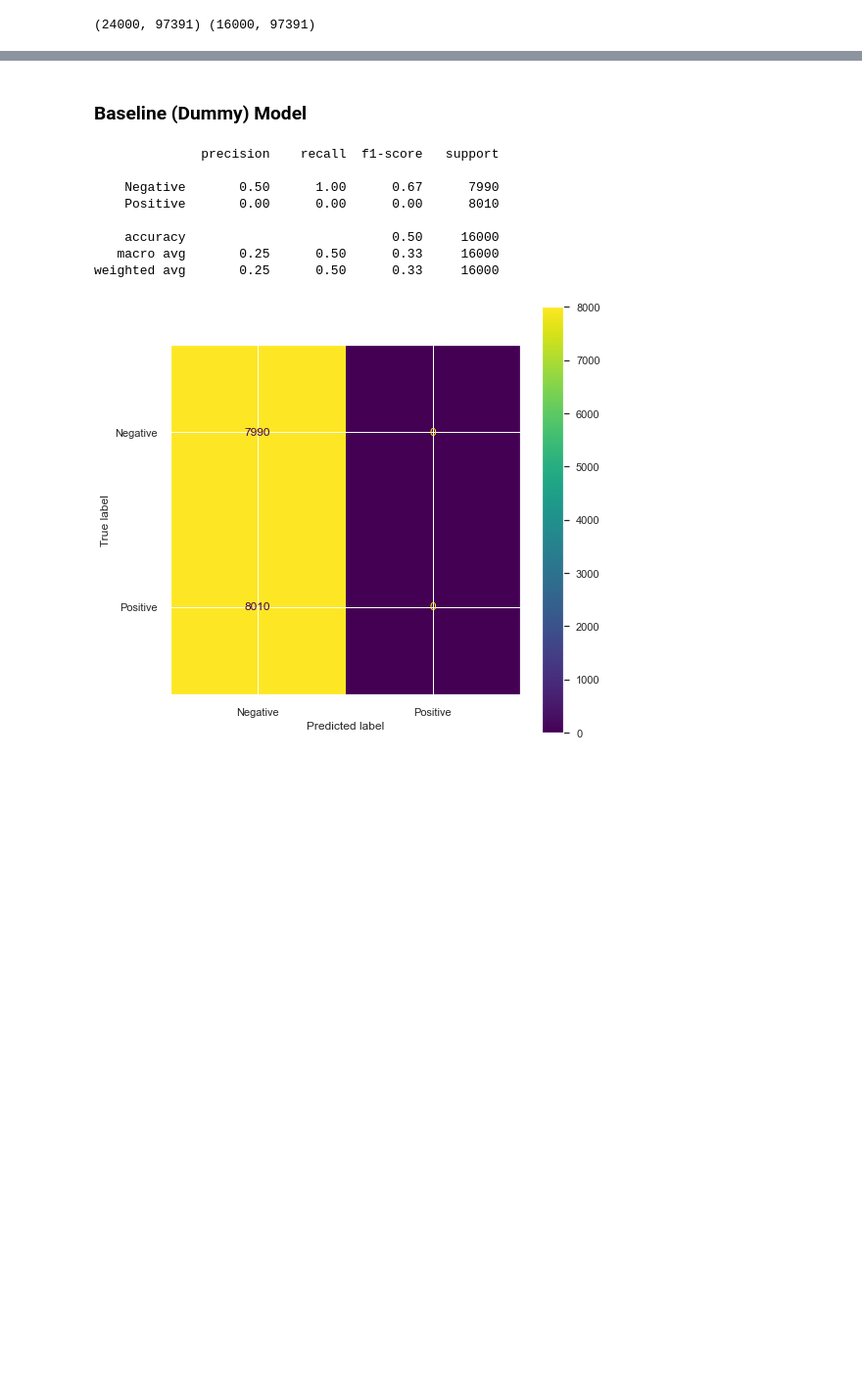
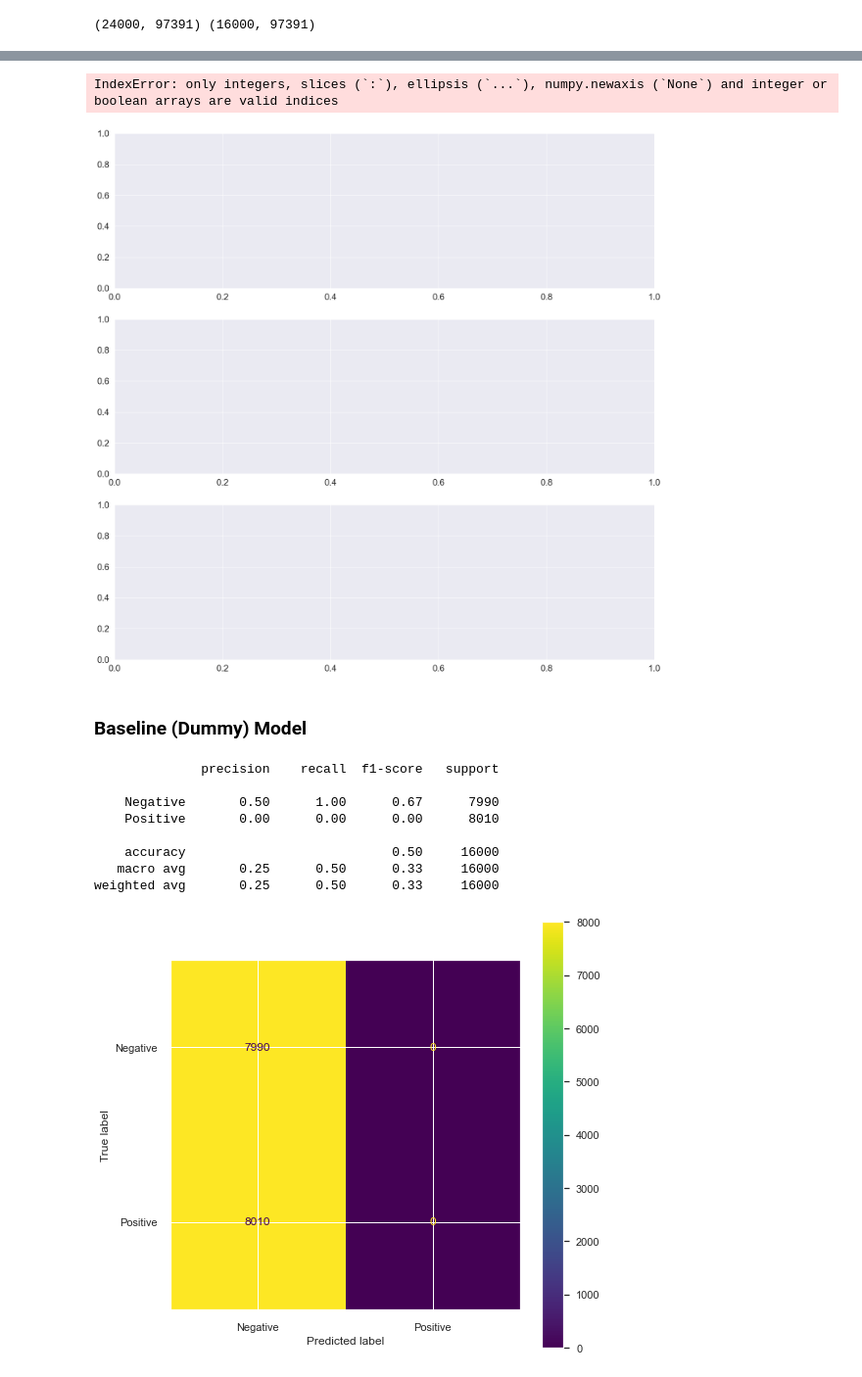
Before and after one commit to benjaminybai/rtsentiment, a Jupyter notebook: Sentiment_Analysis_Notebook.ipynb, the cells around one changed output, grey strips where cells are left out. Shown at 98% size. Drawn from its saved outputs; the diff is of its cells as text; code cells hidden in the pictures; blank space fills up the shorter version.

```diff
--- a/Sentiment_Analysis_Notebook.ipynb
+++ b/Sentiment_Analysis_Notebook.ipynb
@@ -211,7 +219,0 @@ pos_words = file.read().split()
-# %%
-num_pos = imdb_reviews_df['text'].map(lambda x: len([i for i in x if i in pos_words]))
-imdb_reviews_df['positive_word_count'] = num_pos
-num_neg = imdb_reviews_df['text'].map(lambda x: len([i for i in x if i in neg_words]))
-imdb_reviews_df['negative_word_count'] = num_neg
-imdb_reviews_df['sentiment_score'] = round((imdb_reviews_df['positive_word_count'] - imdb_reviews_df['negative_word_count']) / imdb_reviews_df['review_length'], 2)
-imdb_reviews_df.head()
@@ -251,0 +258,11 @@ y_test = label_encoder.transform(y_test)
+# %%
+imdb_all_words = imdb_reviews_df.text.explode()
+imdb_top10_words = imdb_all_words.value_counts()[:10]
+# %%
+words_and_colors = {}
+colors = []
+for word in imdb_top10_words.index:
+        if word not in words_and_colors:
+            new_color = color_palette.pop(0)
+            words_and_colors[word] = new_color
+        colors.append(words_and_colors[word])
@@ -252,3 +282,32 @@ y_test = label_encoder.transform(y_test)
+# %%
+sns.set(font_scale=2)
+fig, axes = plt.subplots(nrows=3, figsize=(24,24))
+
+# dict
+words_and_colors = {}
+
+color_palette = sns.color_palette('mako', n_colors=100)
+
+# top 10 words
+for index in enumerate(imdb_reviews_df):
+
+    imdb_all_words = imdb_reviews_df.text.explode()
+    imdb_top10_words = imdb_all_words.value_counts()[:10]
+
+    colors = []
+
+    for word in imdb_top10_words.index:
+        if word not in words_and_colors:
+            new_color = color_palette.pop(0)
+            words_and_colors[word] = new_color
+        colors.append(words_and_colors[word])
+
+    ax = axes[index]
+    ax.bar(imdb_top10_words.index, imdb_top10_words.values, color=colors)
+    #ax.set_title(company_df.iloc[0].company.title())
+# %% [output]
+IndexError: only integers, slices (`:`), ellipsis (`...`), numpy.newaxis (`None`) and integer or boolean arrays are valid indices
+[figure, added]
 # %% [markdown]
 ### Baseline (Dummy) Model
 # %%
```
Also changed, not shown: parts of 16 cells of this notebook, 1 other file.
